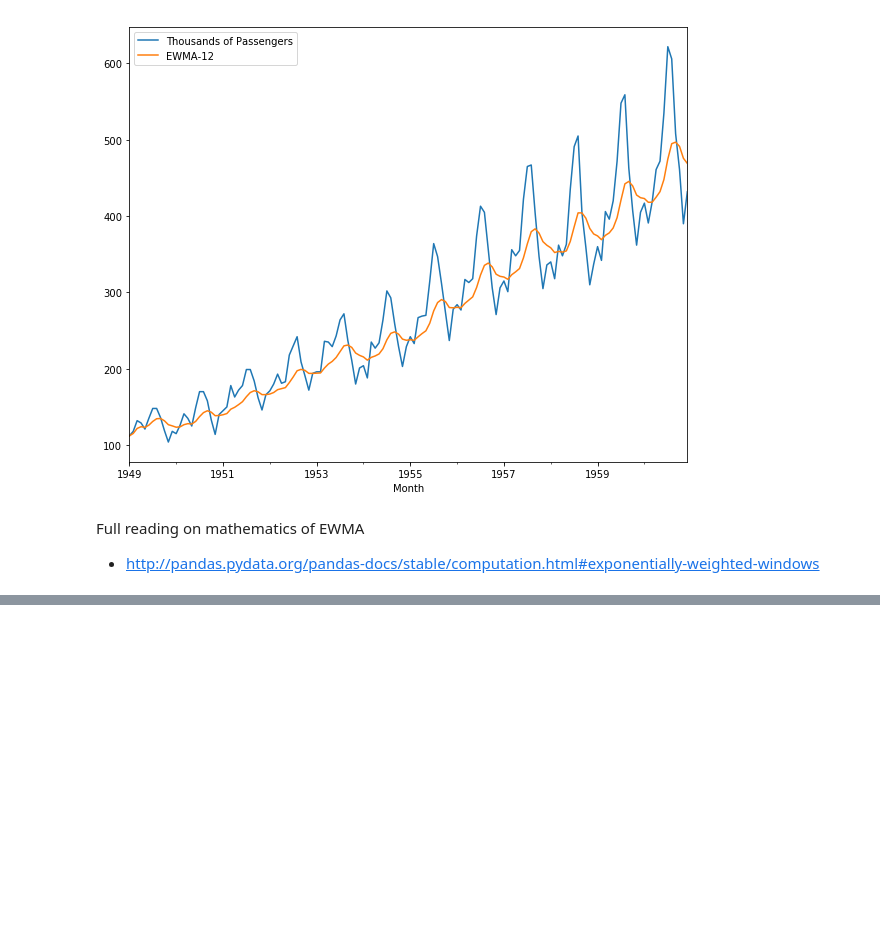
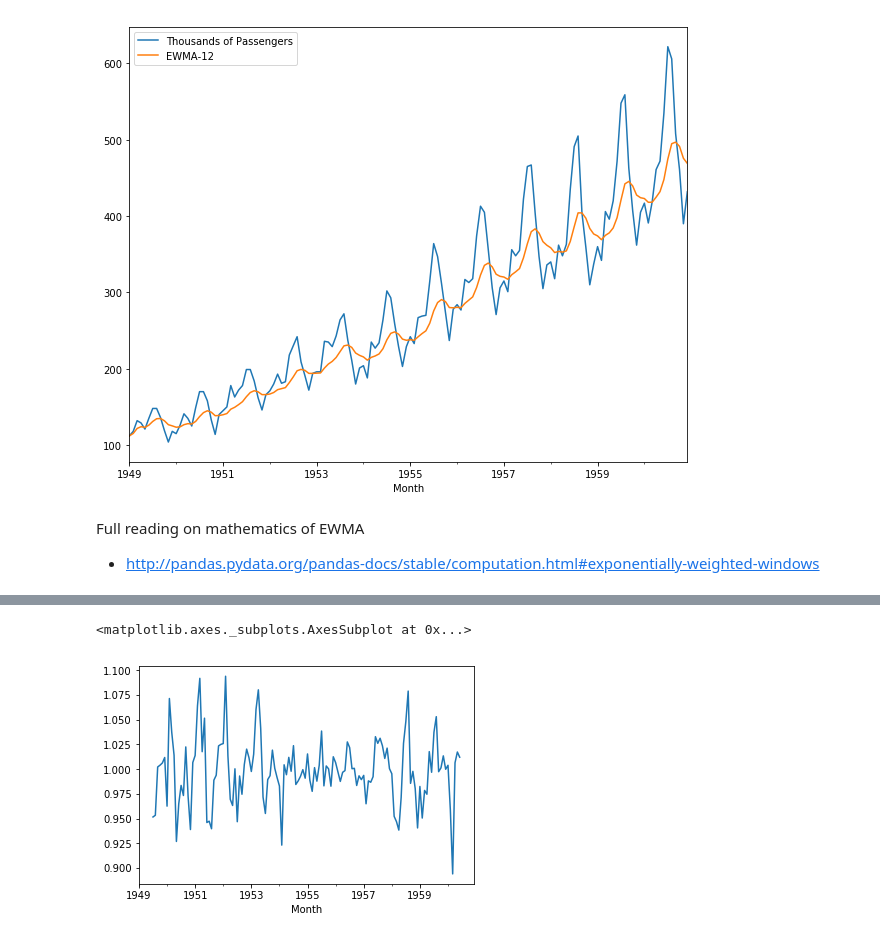
Before and after one commit to mdalvi/financial-analysis-and-algo-trading, a Jupyter notebook: time-series-analysis/time_series_analysis_notes.ipynb, the cells around one changed output, grey strips where cells are left out. Drawn from its saved outputs; the diff is of its cells as text; code cells hidden in the pictures; blank space fills up the shorter version.

```diff
--- a/time-series-analysis/time_series_analysis_notes.ipynb
+++ b/time-series-analysis/time_series_analysis_notes.ipynb
@@ -233,0 +306,5 @@ Full reading on mathematics of EWMA
+# %%
+result.resid.plot()
+# %% [output]
+<matplotlib.axes._subplots.AxesSubplot at 0x...>
+[figure, added]
```
Also changed, not shown: parts of 25 cells of this notebook, 1 other file.
